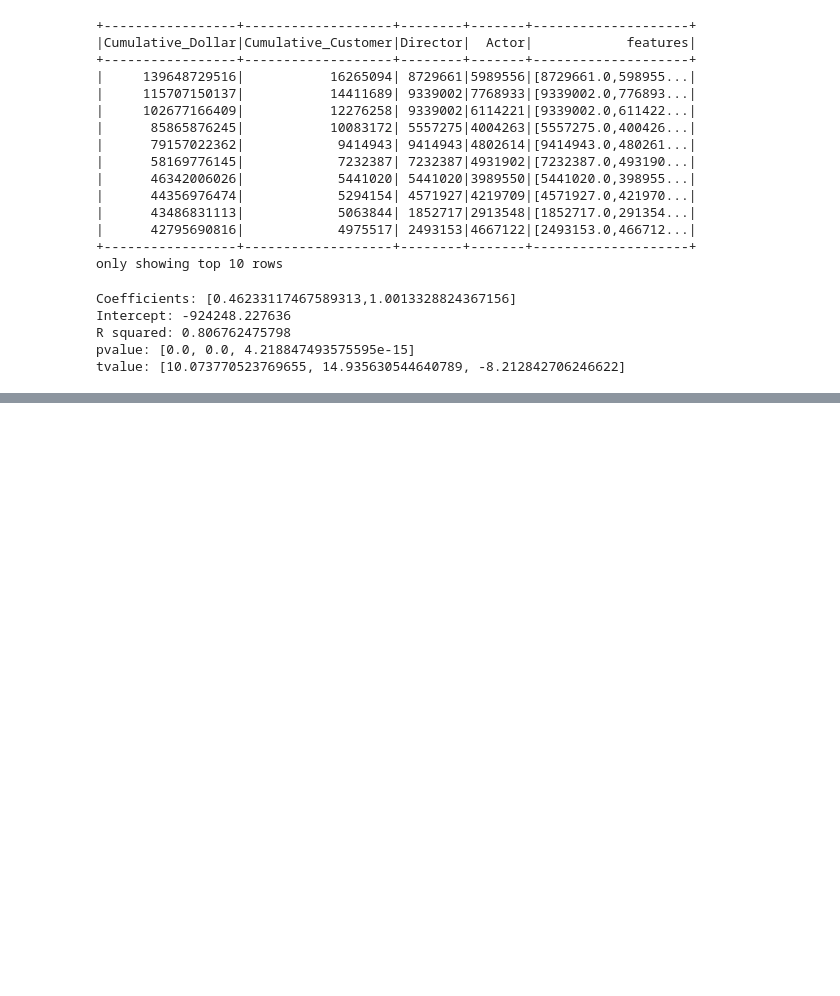
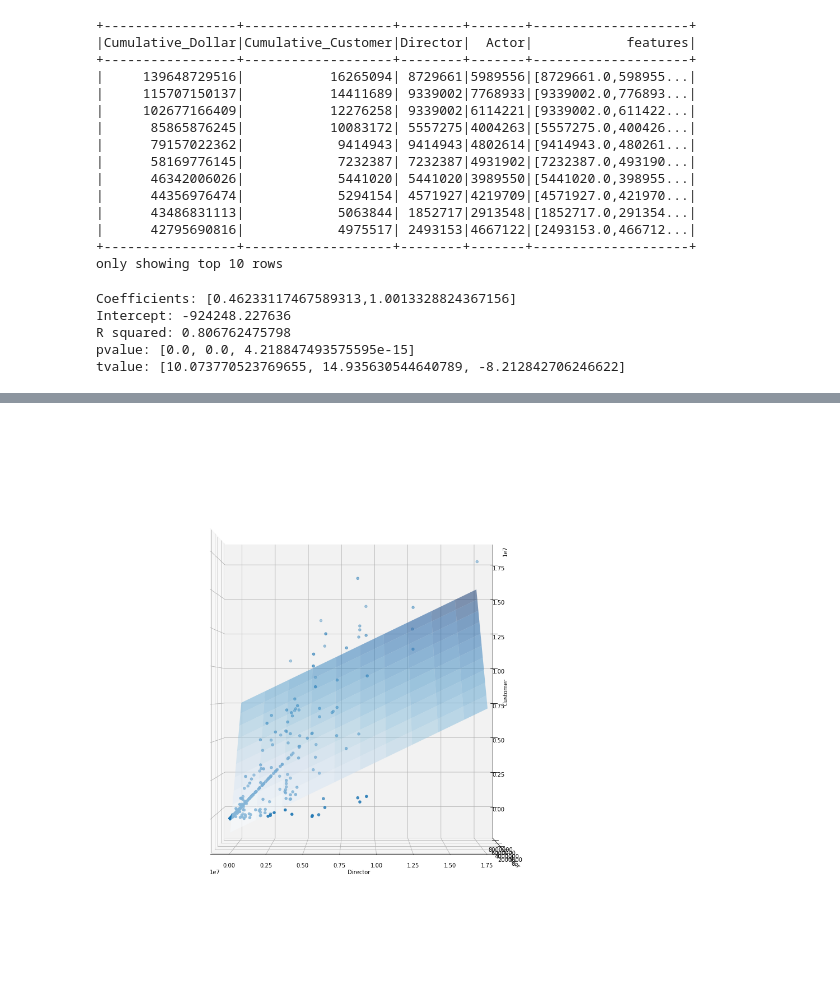
Before and after one commit to RATIONAL331/201511084_BigData, a Jupyter notebook: BigDataProgramming_Movie_201511084.ipynb, the cells around one changed output, grey strips where cells are left out. Saved outputs shown, nothing was run; the diff lists cells and outputs as text; code cells hidden in the pictures; blank space fills up the shorter version.

```diff
--- a/BigDataProgramming_Movie_201511084.ipynb
+++ b/BigDataProgramming_Movie_201511084.ipynb
@@ -282,0 +287,25 @@ plt.show()
+# %%
+import matplotlib.pyplot as plt
+from mpl_toolkits.mplot3d import Axes3D
+from matplotlib import cm
+import numpy as np
+
+fig = plt.figure(figsize=(16, 18))
+ax = fig.gca(projection='3d')
+
+X = moviePandas.Director.to_list()
+Y = moviePandas.Actor.to_list()
+Z = moviePandas.Cumulative_Customer.to_list()
+
+ax.scatter3D(X, Y, Z)
+ax.plot_surface(a,b,y.values.reshape(a.shape), rstride=10, cstride=10, cmap=cm.Blues, alpha = 0.5)
+
+ax.set_xlabel('Director')
+ax.set_ylabel('Actor')
+ax.set_zlabel('Customer')
+
+ax.view_init(0, -90)
+
+plt.show()
+# %% [output]
+[figure, added]
```
Also changed, not shown: parts of 22 cells of this notebook.
